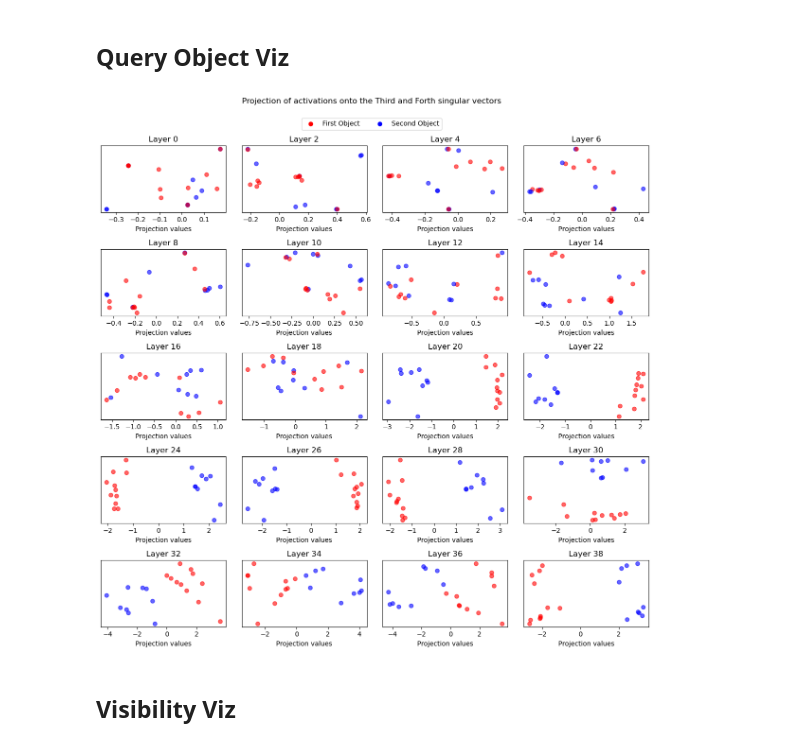
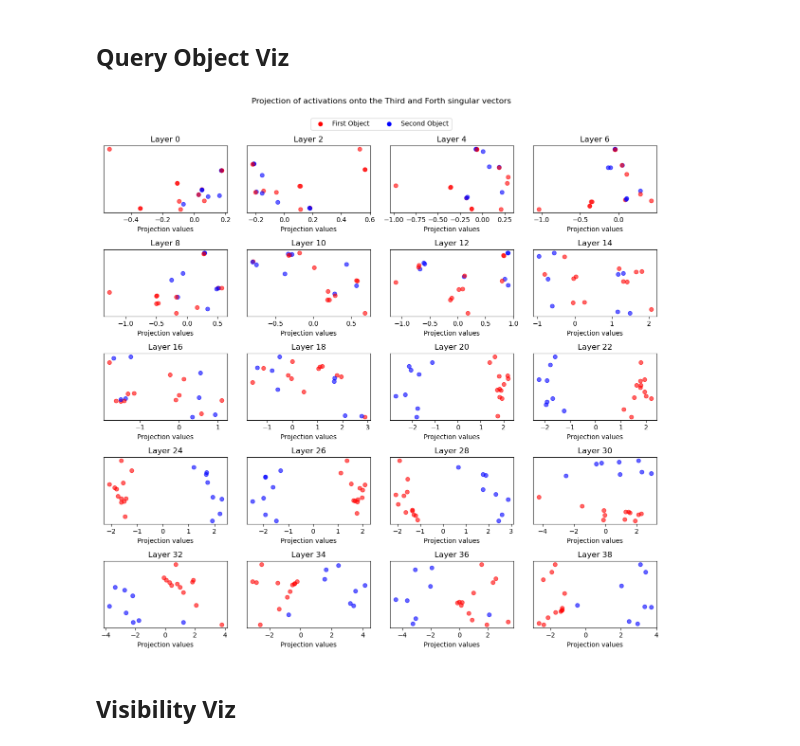
Before and after one commit to umango101/belief_tracking, a Jupyter notebook: notebooks/rep_analysis.ipynb, the cells around one changed output. Drawn from its saved outputs; the diff is of its cells as text; code cells hidden in the pictures.

```diff
--- a/notebooks/rep_analysis.ipynb
+++ b/notebooks/rep_analysis.ipynb
@@ -132,5 +132,6 @@ Answer: unknown False
 # %%
-acts = torch.empty(n_samples, model.config.num_hidden_layers, model.config.hidden_size)
+acts_charac = torch.empty(n_samples, model.config.num_hidden_layers, model.config.hidden_size)
+acts_obj = torch.empty(n_samples, model.config.num_hidden_layers, model.config.hidden_size)
 character_indices, object_indices, visibility = [], [], []
 
 for bi, data in tqdm(enumerate(dataloader), total=len(dataloader)):
@@ -146,7 +147,8 @@ for bi, data in tqdm(enumerate(dataloader), total=len(dataloader)):
 
             with tracer.invoke(prompt):
                 for l in range(model.config.num_hidden_layers):
-                    acts[bi, l] = model.model.layers[l].output[0][0, -8].cpu().save()
+                    acts_charac[bi, l] = model.model.layers[l].output[0][0, -8].cpu().save()
+                    acts_obj[bi, l] = model.model.layers[l].output[0][0, -5].cpu().save()
 # %% [markdown]
 # Projection & Visualization onto Singular Vectors
 # %% [markdown]
@@ -155,8 +157,8 @@ for bi, data in tqdm(enumerate(dataloader), total=len(dataloader)):
 projected_acts = {}
 for l in range(0, 40, 2):
     V = torch.load(f"../svd_results/charac_pos/Vh_{l}.pt")
-    acts_l = acts[:, l, :].cuda()
-    projected_acts[l] = torch.matmul(acts_l, V[2:3, :].t()).cpu().numpy()
+    acts_l = acts_charac[:, l, :].cuda()
+    projected_acts[l] = torch.matmul(acts_l, V[1:2, :].t()).cpu().numpy()
 
     del acts_l, V
     torch.cuda.empty_cache()
@@ -187,6 +189,6 @@ fig.legend(handles=custom_legend, loc='upper center', ncol=2, bbox_to_anchor=(0.
 
 plt.suptitle("Projection of activations onto the Third singular vector")
 plt.tight_layout(rect=[0, 0, 1, 0.95])  # Adjust layout to fit the legend
-# plt.show()
-plt.savefig("../plots/rep_viz/third_SV.png", dpi=300)
+plt.show()
+# plt.savefig("../plots/rep_viz/third_SV.png", dpi=300)
 # %% [output]
@@ -197,42 +199,42 @@ NameError: name 'acts' is not defined
 projected_acts = {}
 for l in range(0, 40, 2):
     V = torch.load(f"../svd_results/obj_pos/Vh_{l}.pt")
-    acts_l = acts[:, l, :].cuda()
-    projected_acts[l] = torch.matmul(acts_l, V[1:3, :].t()).cpu().numpy()
+    acts_l = acts_obj[:, l, :].cuda()
+    projected_acts[l] = torch.matmul(acts_l, V[2:4, :].t()).cpu().numpy()
 
     del acts_l, V
     torch.cuda.empty_cache()
 
 # Create a plot with 10 subplots, each subplot showing the projection of activations of layer l onto the first singular vector.
 fig, axs = plt.subplots(5, 4, figsize=(12, 12))
 for l in range(0, 40, 2):
     i = l//2
 
     for j, idx in enumerate(object_indices):
         axs[i // 4, i % 4].scatter(
             projected_acts[l][j][0],
             projected_acts[l][j][1],
             color='r' if idx == 0 else 'b',
             alpha=0.6
         )
 
     axs[i // 4, i % 4].set_title(f"Layer {l}")
     axs[i // 4, i % 4].set_yticks([])
     axs[i // 4, i % 4].set_xlabel("Projection values")
 
 # Create a custom legend
 custom_legend = [
     plt.Line2D([0], [0], marker='o', color='w', markerfacecolor='r', markersize=8, label="First Object"),
     plt.Line2D([0], [0], marker='o', color='w', markerfacecolor='b', markersize=8, label="Second Object"),
 ]
 fig.legend(handles=custom_legend, loc='upper center', ncol=2, bbox_to_anchor=(0.5, 0.95))
 
 plt.suptitle("Projection of activations onto the Third and Forth singular vectors")
 plt.tight_layout(rect=[0, 0, 1, 0.95])  # Adjust layout to fit the legend
-# plt.show()
-plt.savefig("../plots/rep_viz/obj_pos_SV_3_4.png", dpi=300)
+plt.show()
+# plt.savefig("../plots/rep_viz/obj_pos_SV_3_4.png", dpi=300)
 # %% [output]
-[figure, old version]
+[figure, new version]
 # %% [markdown]
 ## Visibility Viz
 # %%
```
Also changed, not shown: parts of 10 cells of this notebook, 1 other file.
